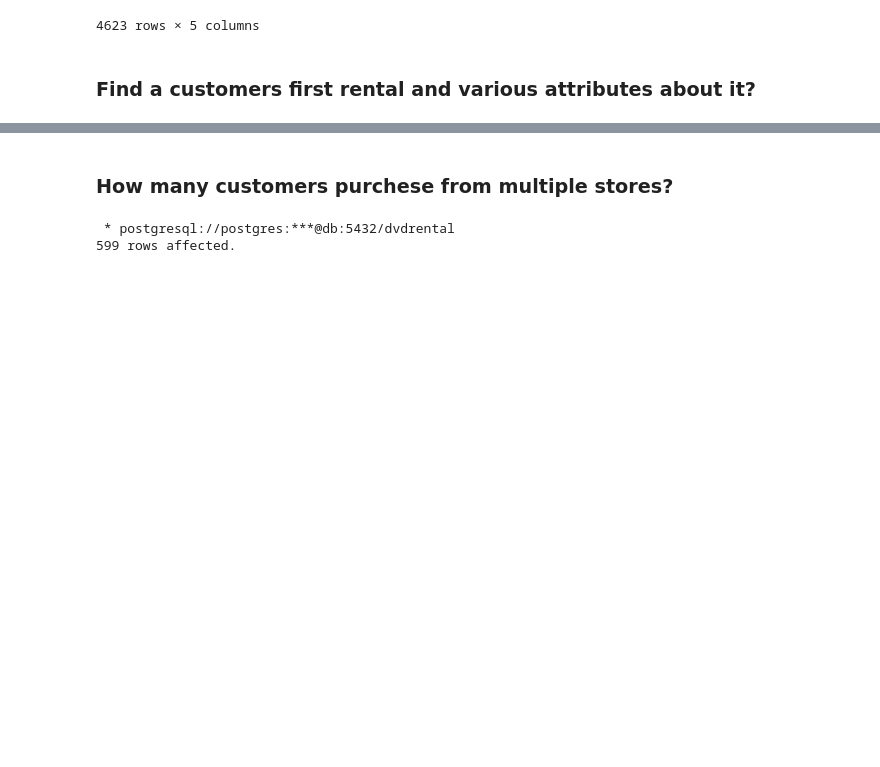
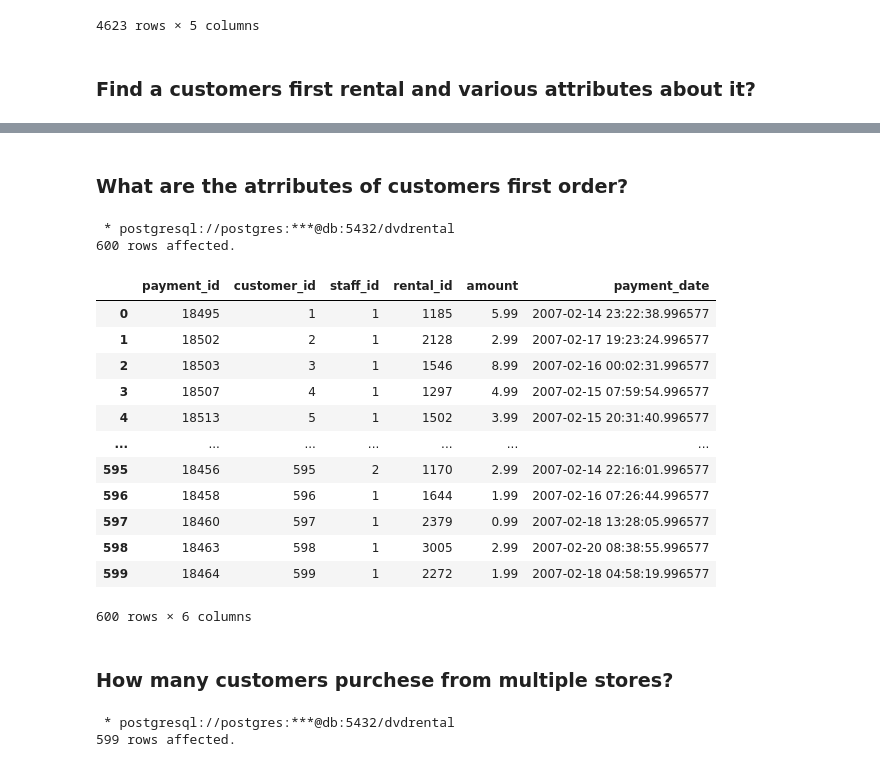
Before and after one commit to nikolaevtomov/dvdrental, a Jupyter notebook: notebook/1.experiment.ipynb, the cells around one changed output, grey strips where cells are left out. Saved outputs shown, nothing was run; the diff lists cells and outputs as text; code cells hidden in the pictures; blank space fills up the shorter version.

```diff
--- a/notebook/1.experiment.ipynb
+++ b/notebook/1.experiment.ipynb
@@ -165,6 +131,37 @@ ORDER BY 1;
 | 597 | 598 | 3005 | 2005-06-20 |
 | 598 | 599 | 1008 | 2005-05-31 |
 599 rows × 3 columns
+# %% [markdown]
+### What are the atrributes of customers first order?
+# %%
+%%sql
+
+SELECT
+    p.*
+FROM payment p
+    INNER JOIN (
+        SELECT p2.customer_id, MIN(p2.payment_date) as first_order_date
+        FROM payment p2
+        GROUP BY 1
+    ) min_order ON min_order.first_order_date = p.payment_date
+
+ORDER BY 2
+# %% [output]
+ * postgresql://postgres:***@db:5432/dvdrental
+600 rows affected.
+|  | payment_id | customer_id | staff_id | rental_id | amount | payment_date |
+| 0 | 18495 | 1 | 1 | 1185 | 5.99 | 2007-02-14 23:22:38.996577 |
+| 1 | 18502 | 2 | 1 | 2128 | 2.99 | 2007-02-17 19:23:24.996577 |
+| 2 | 18503 | 3 | 1 | 1546 | 8.99 | 2007-02-16 00:02:31.996577 |
+| 3 | 18507 | 4 | 1 | 1297 | 4.99 | 2007-02-15 07:59:54.996577 |
+| 4 | 18513 | 5 | 1 | 1502 | 3.99 | 2007-02-15 20:31:40.996577 |
+| ... | ... | ... | ... | ... | ... | ... |
+| 595 | 18456 | 595 | 2 | 1170 | 2.99 | 2007-02-14 22:16:01.996577 |
+| 596 | 18458 | 596 | 1 | 1644 | 1.99 | 2007-02-16 07:26:44.996577 |
+| 597 | 18460 | 597 | 1 | 2379 | 0.99 | 2007-02-18 13:28:05.996577 |
+| 598 | 18463 | 598 | 1 | 3005 | 2.99 | 2007-02-20 08:38:55.996577 |
+| 599 | 18464 | 599 | 1 | 2272 | 1.99 | 2007-02-18 04:58:19.996577 |
+600 rows × 6 columns
 # %% [markdown]
 ### How many customers purchese from multiple stores?
 # %%
```
Also changed, not shown: parts of 15 cells of this notebook.
